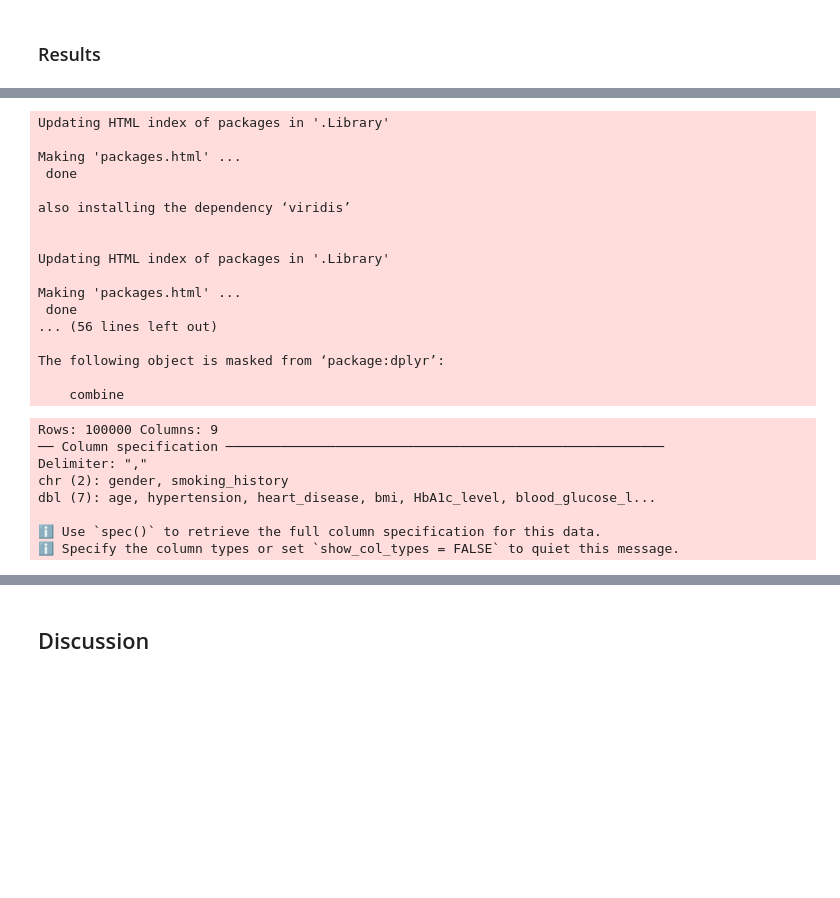
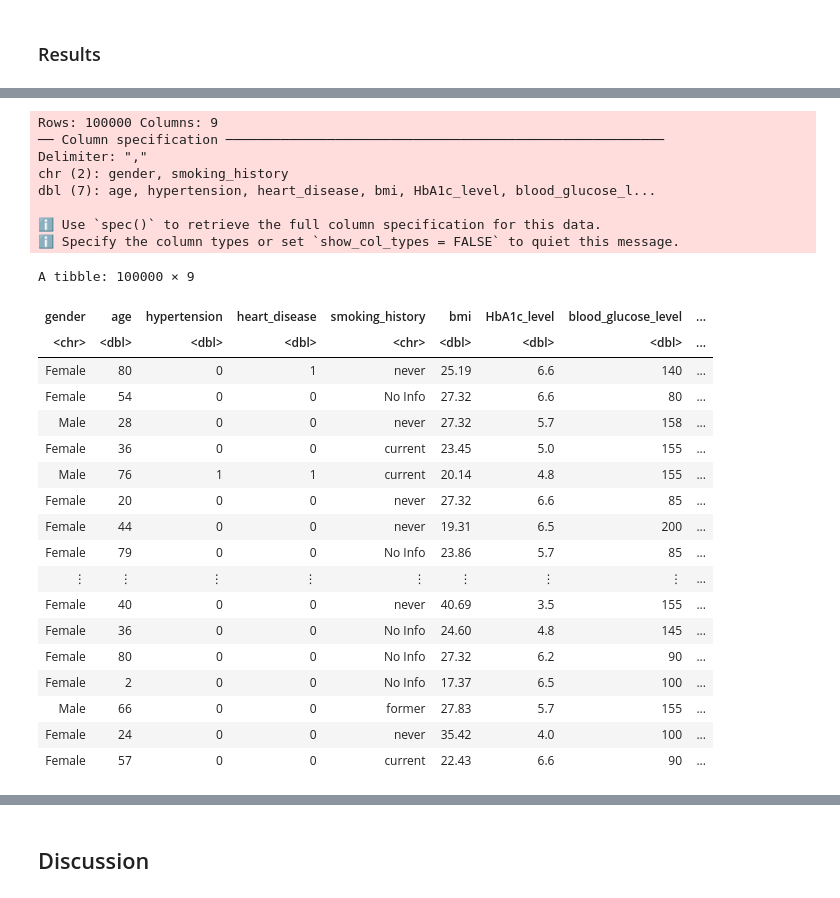
Before and after one commit to florencesanjaya/DSCI-100-2023w1-group-36, a Jupyter notebook: DSCI100_Group36_FinalReport.ipynb, the cells around one changed output, grey strips where cells are left out. Saved outputs shown, nothing was run; the diff lists cells and outputs as text; code cells hidden in the pictures; blank space fills up the shorter version.

```diff
--- a/DSCI100_Group36_FinalReport.ipynb
+++ b/DSCI100_Group36_FinalReport.ipynb
@@ -29,43 +47,46 @@ To answer the overarching question, the dataset that will be used in this projec
 # %%
-install.packages("corrplot")
-install.packages("Hmisc")
-install.packages("gridExtra")
 library(tidyverse)
 library(tidymodels)
+library(repr)
 library(corrplot)
 library(Hmisc)
 library(gridExtra)
+library(themis)
+library(kknn)
 options(repr.matrix.max.rows = 15)
-options(repr.plot.width = 10, repr.plot.height = 8)
+options(repr.plot.width = 7, repr.plot.height = 8)
 set.seed(1234)
-# %% [output]
-Updating HTML index of packages in '.Library'
-
-Making 'packages.html' ...
- done
-
-also installing the dependency ‘viridis’
-
-
-Updating HTML index of packages in '.Library'
-
-Making 'packages.html' ...
- done
-... (56 lines left out)
-
-The following object is masked from ‘package:dplyr’:
-
-    combine
 # %%
-diabetes <- read_csv("https://raw.githubusercontent.com/florencesanjaya/DSCI-100-2023w1-group-36/main/diabetes_prediction_dataset.csv")
+diabetes_data <- read_csv("https://raw.githubusercontent.com/florencesanjaya/DSCI-100-2023w1-group-36/main/diabetes_prediction_dataset.csv") |>
+    mutate(diabetes = as_factor(diabetes))
+diabetes_data
 # %% [output]
 Rows: 100000 Columns: 9
 ── Column specification ────────────────────────────────────────────────────────
 Delimiter: ","
 chr (2): gender, smoking_history
 dbl (7): age, hypertension, heart_disease, bmi, HbA1c_level, blood_glucose_l...
 
 ℹ Use `spec()` to retrieve the full column specification for this data.
 ℹ Specify the column types or set `show_col_types = FALSE` to quiet this message.
+A tibble: 100000 × 9
+| gender | age | hypertension | heart_disease | smoking_history | bmi | HbA1c_level | blood_glucose_level | ... |
+| <chr> | <dbl> | <dbl> | <dbl> | <chr> | <dbl> | <dbl> | <dbl> | ... |
+| Female | 80 | 0 | 1 | never | 25.19 | 6.6 | 140 | ... |
+| Female | 54 | 0 | 0 | No Info | 27.32 | 6.6 | 80 | ... |
+| Male | 28 | 0 | 0 | never | 27.32 | 5.7 | 158 | ... |
+| Female | 36 | 0 | 0 | current | 23.45 | 5.0 | 155 | ... |
+| Male | 76 | 1 | 1 | current | 20.14 | 4.8 | 155 | ... |
+| Female | 20 | 0 | 0 | never | 27.32 | 6.6 | 85 | ... |
+| Female | 44 | 0 | 0 | never | 19.31 | 6.5 | 200 | ... |
+| Female | 79 | 0 | 0 | No Info | 23.86 | 5.7 | 85 | ... |
+| ⋮ | ⋮ | ⋮ | ⋮ | ⋮ | ⋮ | ⋮ | ⋮ | ... |
+| Female | 40 | 0 | 0 | never | 40.69 | 3.5 | 155 | ... |
+| Female | 36 | 0 | 0 | No Info | 24.60 | 4.8 | 145 | ... |
+| Female | 80 | 0 | 0 | No Info | 27.32 | 6.2 | 90 | ... |
+| Female | 2 | 0 | 0 | No Info | 17.37 | 6.5 | 100 | ... |
+| Male | 66 | 0 | 0 | former | 27.83 | 5.7 | 155 | ... |
+| Female | 24 | 0 | 0 | never | 35.42 | 4.0 | 100 | ... |
+| Female | 57 | 0 | 0 | current | 22.43 | 6.6 | 90 | ... |
 # %%
 # Diabetes is rare among children under age 5 (Pregnancy, Birth and Baby, n.d.), so only people above 5 years old are considered.
```
Also changed, not shown: parts of 9 cells of this notebook.
